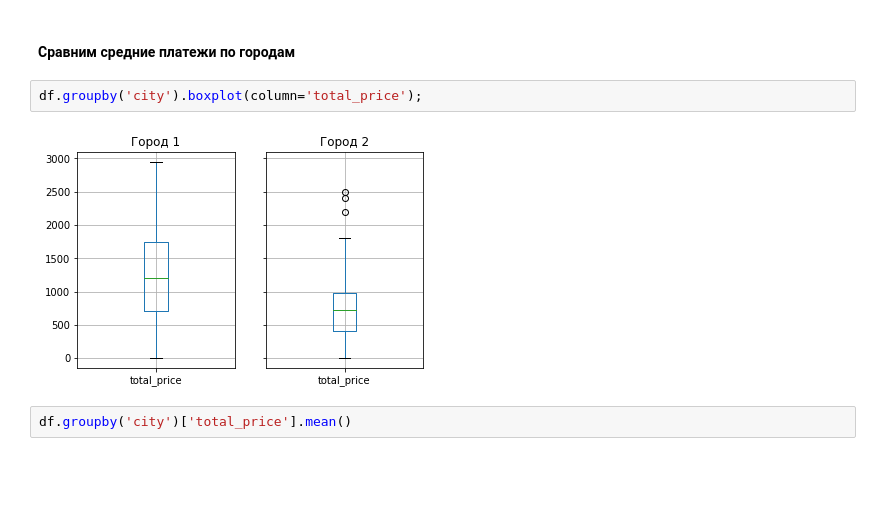
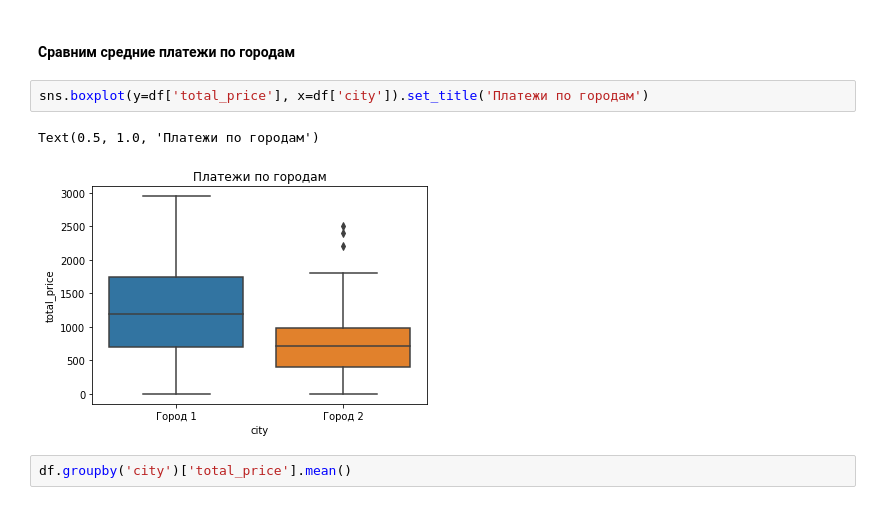
Before and after one commit to etovityusha/practice, a Jupyter notebook: citilink/citilink.ipynb, the cells around one changed output. Cells and saved outputs as stored; diff of their text form; blank space fills up the shorter version.

```diff
--- a/citilink/citilink.ipynb
+++ b/citilink/citilink.ipynb
@@ -64,10 +90,11 @@ sns.heatmap(corr, mask=mask, cmap=cmap, vmax=.3, center=0,
 Мы видим только небольшую зависимость общего чека с количеством телевизоров, но она весьма незначительна
 # %% [markdown]
 #### Сравним средние платежи по городам
-# %%
-df.groupby('city').boxplot(column='total_price');
-# %% [output]
-[figure, removed]
+# %%
+sns.boxplot(y=df['total_price'], x=df['city']).set_title('Платежи по городам')
+# %% [output]
+Text(0.5, 1.0, 'Платежи по городам')
+[figure, added]
 # %%
 df.groupby('city')['total_price'].mean()
 # %% [output]
```
Also changed, not shown: parts of 8 cells of this notebook.
